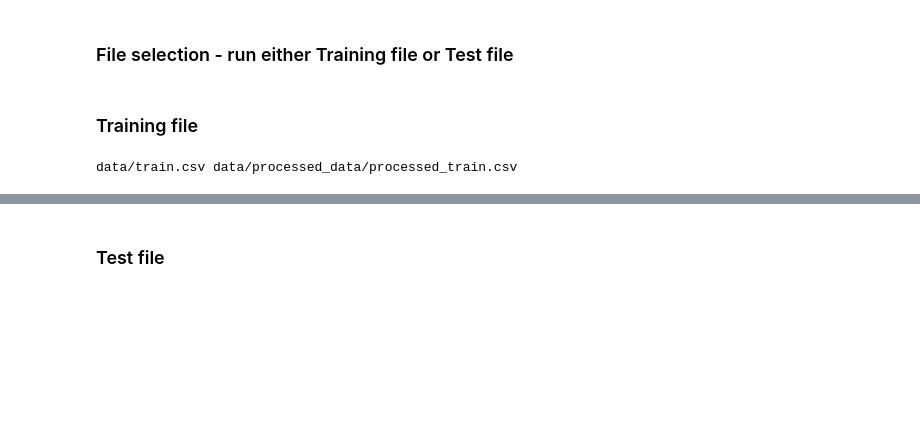
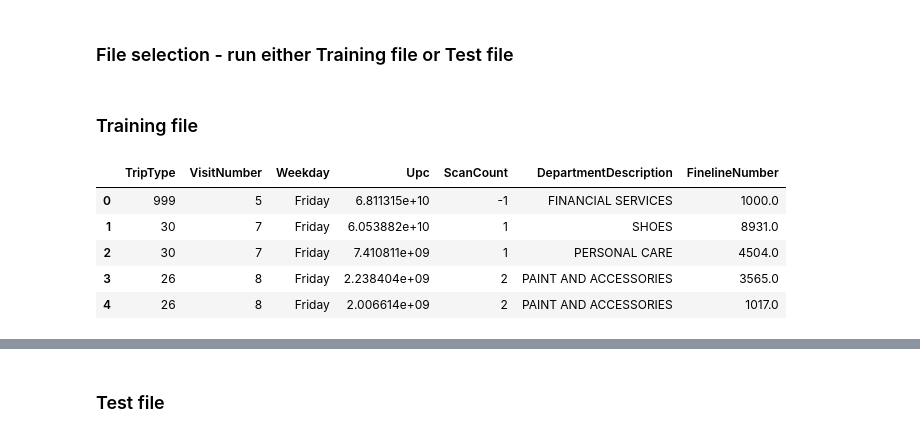
Before and after one commit to maithilibhide/Walmart-Trip-Classification, a Jupyter notebook: preprocessing.ipynb, the cells around one changed output, grey strips where cells are left out. Cells and saved outputs as stored; diff of their text form; code cells hidden in the pictures; blank space fills up the shorter version.

```diff
--- a/preprocessing.ipynb
+++ b/preprocessing.ipynb
@@ -9,9 +9,13 @@ filetype1 = 'train.csv'
 filetype2 = 'test.csv'
 # %% [markdown]
 <h3>Training file</h3>
-# %%
-fname = 'data/'+filetype1
-processed_fname = 'data/processed_data/processed_'+filetype1
-print(fname, processed_fname)
-# %% [output]
-data/train.csv data/processed_data/processed_train.csv
+# %%
+train = pd.read_csv("data/train.csv")
+train.head()
+# %% [output]
+|  | TripType | VisitNumber | Weekday | Upc | ScanCount | DepartmentDescription | FinelineNumber |
+| 0 | 999 | 5 | Friday | 6.811315e+10 | -1 | FINANCIAL SERVICES | 1000.0 |
+| 1 | 30 | 7 | Friday | 6.053882e+10 | 1 | SHOES | 8931.0 |
+| 2 | 30 | 7 | Friday | 7.410811e+09 | 1 | PERSONAL CARE | 4504.0 |
+| 3 | 26 | 8 | Friday | 2.238404e+09 | 2 | PAINT AND ACCESSORIES | 3565.0 |
+| 4 | 26 | 8 | Friday | 2.006614e+09 | 2 | PAINT AND ACCESSORIES | 1017.0 |
```
Also changed, not shown: parts of 35 cells of this notebook.
